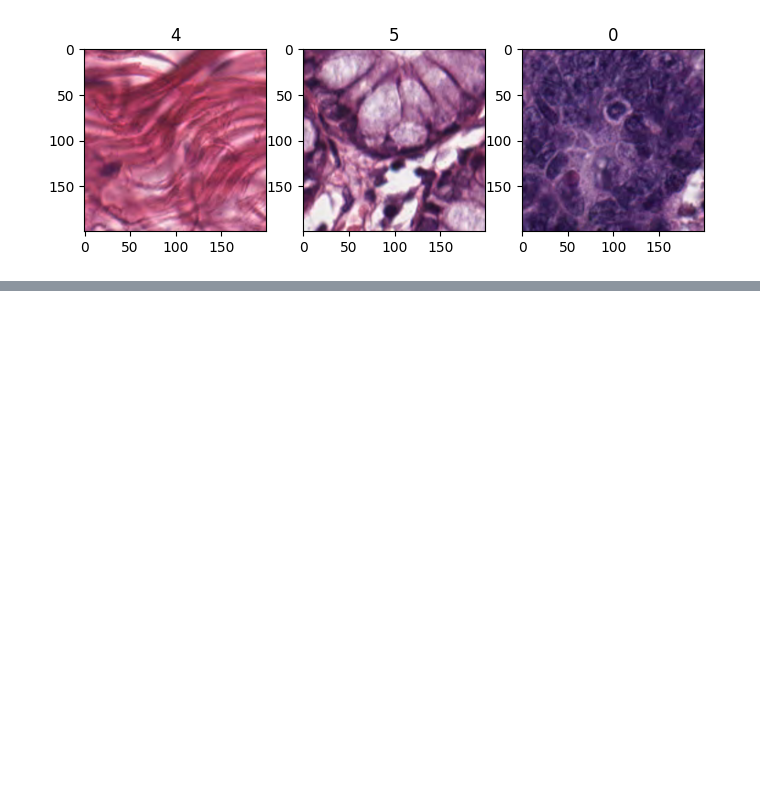
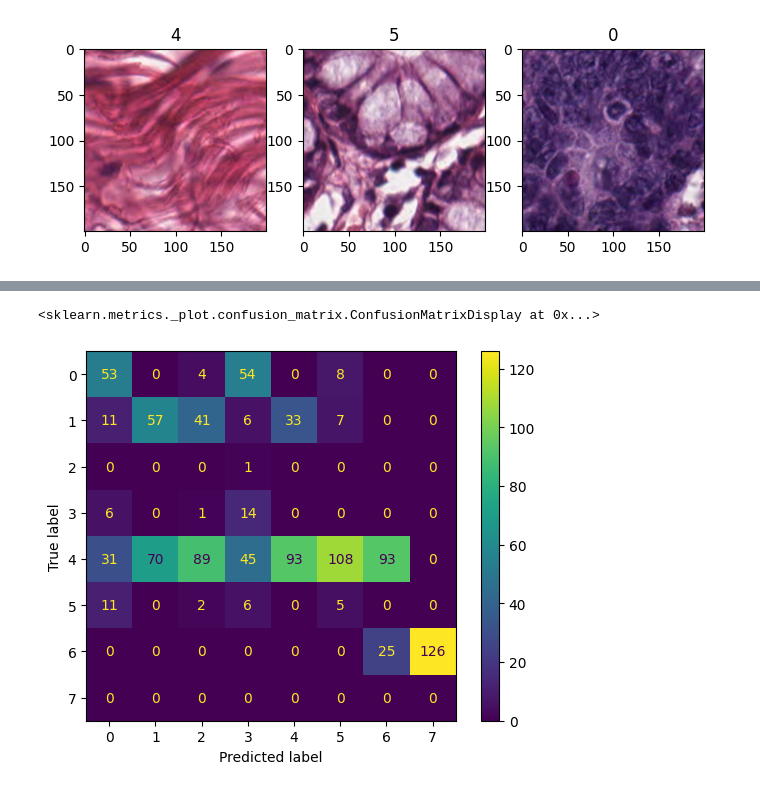
Before and after one commit to GabrielTruong/colorectal_project, a Jupyter notebook: eda.ipynb, the cells around one changed output, grey strips where cells are left out. Drawn from its saved outputs; the diff is of its cells as text; code cells hidden in the pictures; blank space fills up the shorter version.

Commit message:
baseline + CNN + overfitting

```diff
--- a/eda.ipynb
+++ b/eda.ipynb
@@ -80,0 +138,3 @@ The classes are quite balanced. It will help us when we do the confusion matrix.
+# %%
+baseline_model.compile(optimizer="adam",loss=tf.keras.losses.SparseCategoricalCrossentropy(),
+metrics="accuracy")
@@ -80,0 +143,7 @@ The classes are quite balanced. It will help us when we do the confusion matrix.
+# %%
+log_dir = "logs/colorectal_project_" + datetime.datetime.now().strftime("%Y%m%d-%H%M%S")
+baseline_cb = tf.keras.callbacks.TensorBoard(log_dir=log_dir, histogram_freq=1)
+# %%
+logs["Baseline"] = baseline_model.fit(train_ds,train_label,
+                            epochs=10,callbacks=baseline_cb,
+                            validation_data=(val_ds,val_label))
@@ -80,0 +171,3 @@ The classes are quite balanced. It will help us when we do the confusion matrix.
+# %%
+print(baseline_model.evaluate(val_ds,val_label))
+baseline_predictions=baseline_model.predict(val_ds)
@@ -80,0 +178,6 @@ The classes are quite balanced. It will help us when we do the confusion matrix.
+# %%
+baseline_cm=confusion_matrix(np.argmax(baseline_predictions,axis=1),val_label)
+ConfusionMatrixDisplay(baseline_cm).plot()
+# %% [output]
+<sklearn.metrics._plot.confusion_matrix.ConfusionMatrixDisplay at 0x...>
+[figure, added]
```
Also changed, not shown: parts of 37 cells of this notebook.
